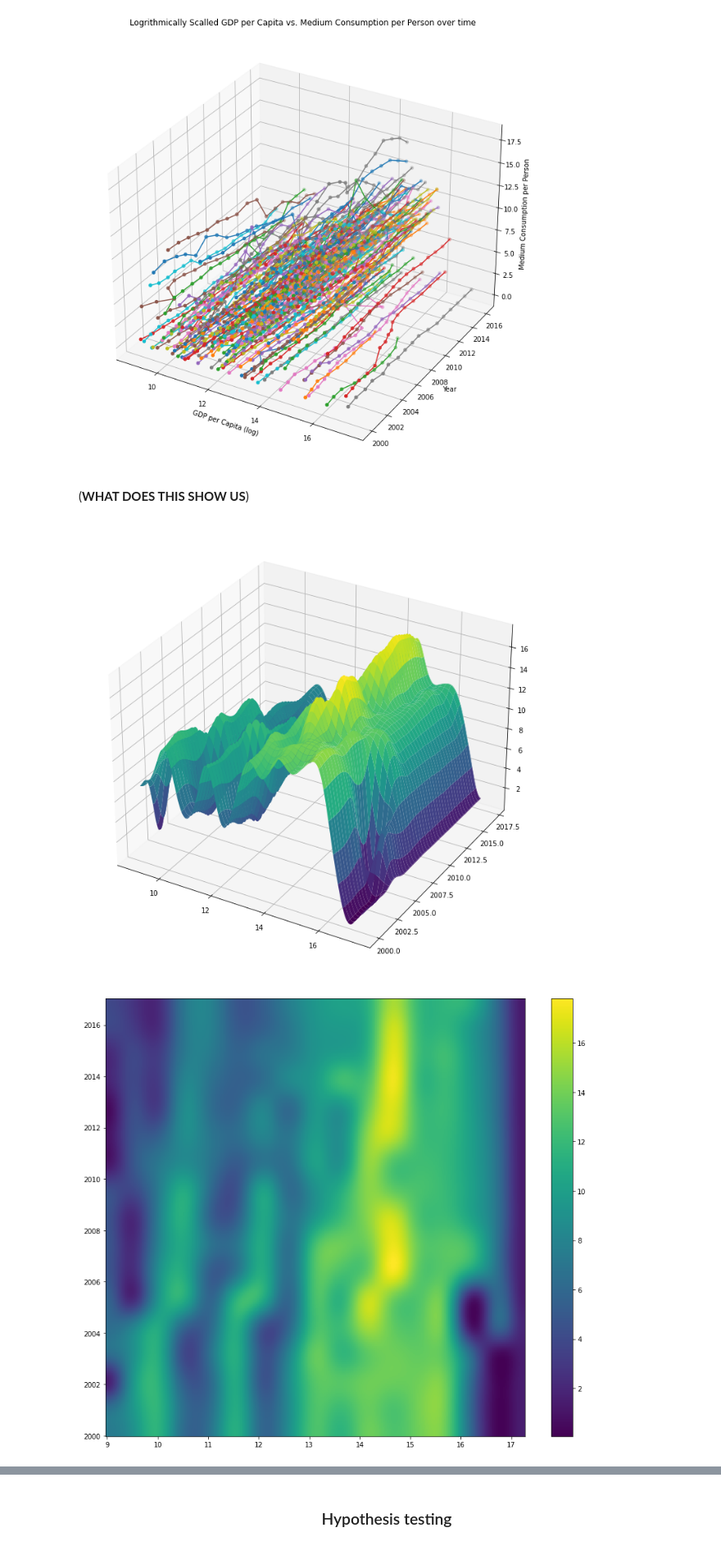
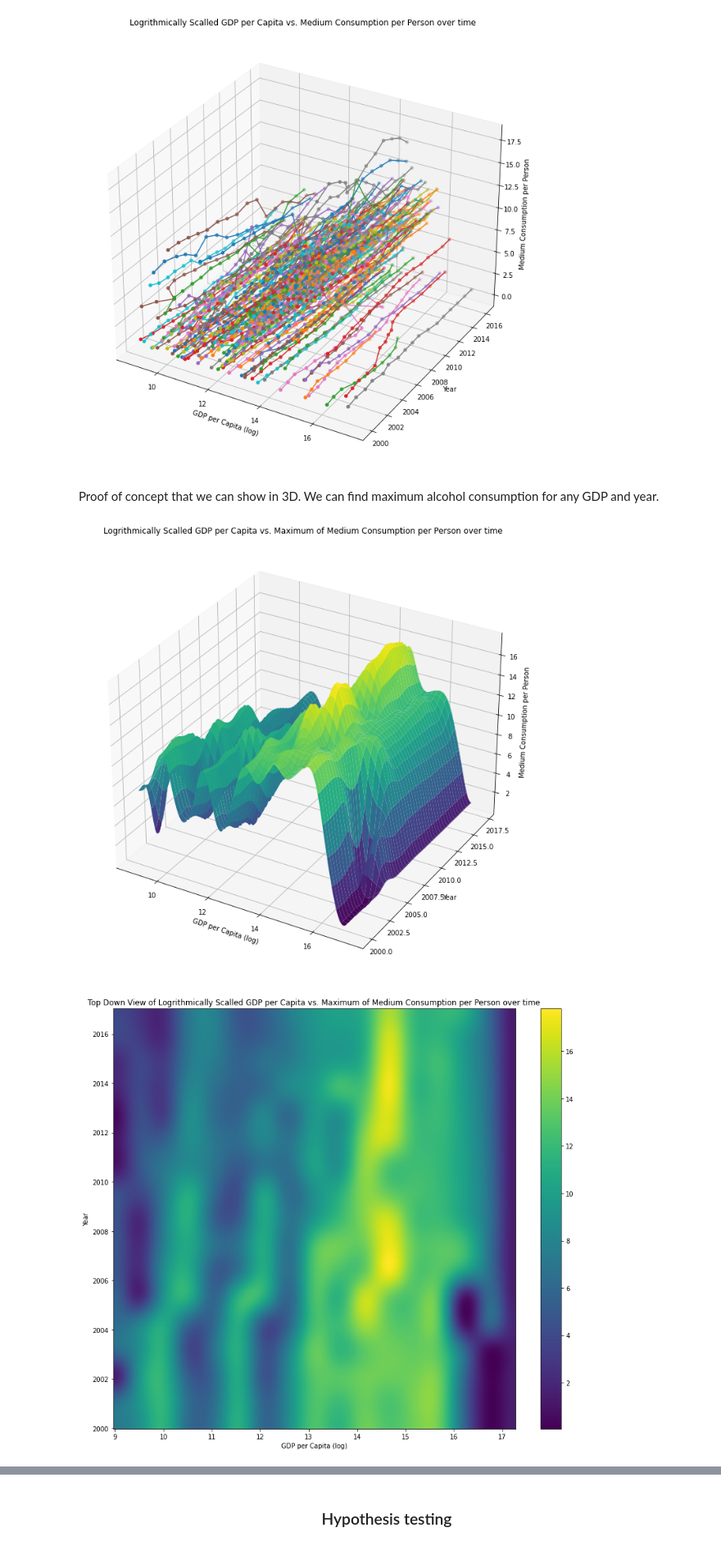
Before and after one commit to evanamay/CMSC320-Final-Project, a Jupyter notebook: tutorial.ipynb, the cells around one changed output, grey strips where cells are left out. Shown at 82% size. Drawn from its saved outputs; the diff is of its cells as text; code cells hidden in the pictures.

```diff
--- a/tutorial.ipynb
+++ b/tutorial.ipynb
@@ -169,10 +162,9 @@ for elt in high_delta_indicies:
 high_delta_indicies = tmp
 
 #our output
-for elt in high_delta_indicies:
+for elt in high_delta_indicies[len(high_delta_indicies)-3:]:
   to_print = "Index: {}, year: {}, absDvt: {}, dv_ser: {}, dt: {}, adj_percent: {}"
   to_print = to_print.format(elt[0], years_arr[elt[0]], elt[1], elt[2], elt[3],
                              elt[4]/elt[3])
-print("Example of Output: ")
-print(to_print)
+  print(to_print)
 # %% [output]
@@ -770,8 +770,6 @@ for code in hit_codes:
   ax.scatter3D(x,y,z)
 # %% [output]
 [figure]
-# %% [markdown]
-(**WHAT DOES THIS SHOW US**)
 # %%
 def _gaussian_kernel1d(sigma, order, radius):
     """
@@ -910,23 +903,32 @@ def make_surf_plot_points(pts, step, smooth_fac, f, sigma = 100, truncate = 4.0,
     b_i = b_i - 1
 
   return X,Y,Z_grid
+# %% [markdown]
+Proof of concept that we can show in 3D. We can find maximum alcohol consumption for any GDP and year.
 # %%
 ##maximum datapoints mapping log2(gdp_pc_2011) and average abv to total alcohol consumption, 2d interpolation and gauss blur smoothing
 fig = plt.figure(figsize=(20,12))
 ax = fig.gca(projection='3d')
-
+ax.set_xlabel('GDP per Capita (log)')
+ax.set_ylabel('Year')
+ax.set_zlabel('Medium Consumption per Person');
+ax.title.set_text("Logrithmically Scalled GDP per Capita vs. Maximum of Medium Consumption per Person over time")
 x_test , y_test, z_max = make_surf_plot_points(all_pts, 16, 25, lambda x,y : np.max([x,y]), sigma=5, add_y_bound=(0,1), blur_iter = 1, adj_blur = False, smooth_kind=2)
 
 ax.plot_surface(x_test, y_test, z_max, cmap='viridis')
 plt.show()
 
 # Top down of the graph
 fig = plt.figure(figsize=(14,12))
 ax = plt.axes()
+ax.set_xlabel('GDP per Capita (log)')
+ax.set_ylabel('Year')
+ax.title.set_text("Top Down View of Logrithmically Scalled GDP per Capita vs. Maximum of Medium Consumption per Person over time")
+
 c = ax.pcolormesh(x_test, y_test, z_max, cmap='viridis', vmin=np.min(z_max), vmax=np.max(z_max))
 
 fig.colorbar(c, ax=ax)
 plt.show()
 # %% [output]
-[figure, old version]
+[figure, new version]
-[figure, old version]
+[figure, new version]
```
Also changed, not shown: parts of 17 cells of this notebook.
